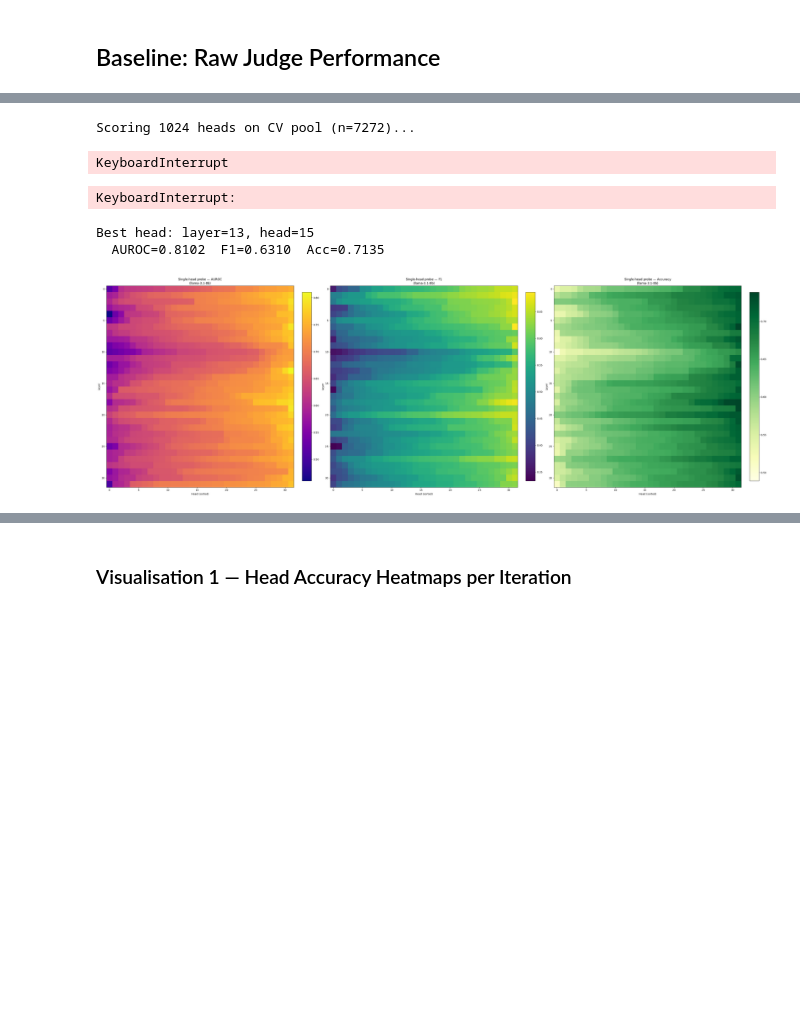
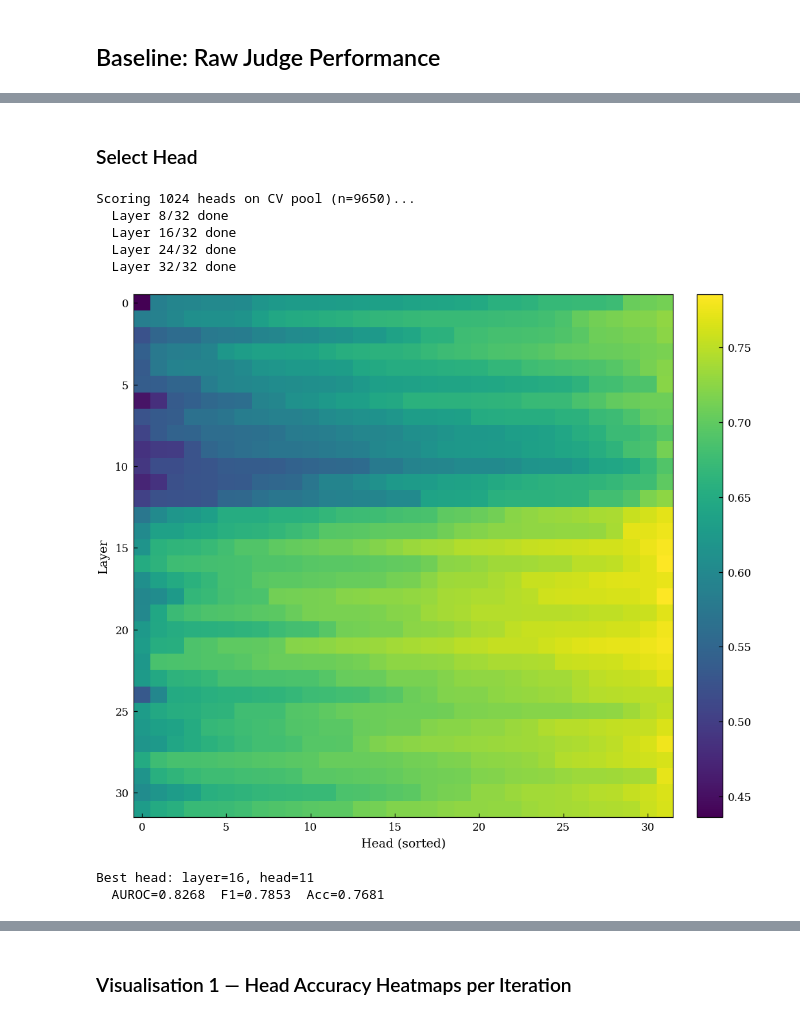
Before and after one commit to kevinqnb/scholarlm, a Jupyter notebook: analysis/probe_analysis.ipynb, the cells around one changed output, grey strips where cells are left out. Cells and saved outputs as stored; diff of their text form; code cells hidden in the pictures; blank space fills up the shorter version.

Commit message:
Organization of probe + extraction aanalysis, and cleaning up the batch judge prompt.

```diff
--- a/analysis/probe_analysis.ipynb
+++ b/analysis/probe_analysis.ipynb
@@ -64,8 +109,17 @@ Warning: PyTorch and/or nnterp not available; JudgementLM will not use GPU accel
 # %%
+DATASET          = 'pond'
+EXTRACTION_MODEL = 'gemma-3-27b'
+EXTRACTION_DATE  = '2026_04_19'
+JUDGE_MODEL      = 'llama-3.1-8b'
+JUDGE_DATE       = '2026_04_22'
+TOP_K            = 5   # number of greedy iterations
+N_FOLDS          = 5
+
 activations = load_activations(DATASET, EXTRACTION_MODEL, EXTRACTION_DATE, JUDGE_MODEL, JUDGE_DATE)
 layer_outputs = load_layer_outputs(DATASET, EXTRACTION_MODEL, EXTRACTION_DATE, JUDGE_MODEL, JUDGE_DATE)
 judgements  = load_combined_judgements(DATASET, EXTRACTION_MODEL, EXTRACTION_DATE)
 judged_df   = pd.DataFrame(judgements)
+measurement_ids = judged_df['measurement_id']
 
 config          = load_dataset_config(DATASET)
 records         = load_extraction(DATASET, EXTRACTION_MODEL, EXTRACTION_DATE)
@@ -332,5 +380,19 @@ def cv_score(X, y, kfold_cv):
+# %% [markdown]
+### Select Head
 # %%
 print(f'Scoring {n_layers * n_heads} heads on CV pool (n={len(cv_idx)})...')
+
+attention_probe = Pipeline([
+    ('scaler', StandardScaler()),
+    ('clf', LogisticRegression(
+        C=1.0,
+        class_weight='balanced',
+        solver='lbfgs',
+        max_iter=1000,
+        random_state=42,
+    ))
+])
+
 head_scores_acc   = np.zeros((n_layers, n_heads))
 head_scores_auroc = np.zeros((n_layers, n_heads))
 head_scores_f1    = np.zeros((n_layers, n_heads))
@@ -345,7 +407,7 @@ for l in range(n_layers):
         (mean_acc,   fold_accs,
          mean_auroc, fold_aurocs,
          mean_f1,    fold_f1s,
-         oof_probs) = cv_score(X_cv, labels_cv, kfold_cv)
+         oof_probs) = cv_score(attention_probe, X_cv, labels_cv, kfold_cv)
 
         head_scores_acc[l, h]    = mean_acc
         head_scores_auroc[l, h]  = mean_auroc
@@ -357,35 +419,30 @@ for l in range(n_layers):
     if (l + 1) % 8 == 0:
         print(f'  Layer {l + 1}/{n_layers} done')
 # %% [output]
-Scoring 1024 heads on CV pool (n=7272)...
+Scoring 1024 heads on CV pool (n=9650)...
+  Layer 8/32 done
+  Layer 16/32 done
+  Layer 24/32 done
+  Layer 32/32 done
-KeyboardInterrupt
-KeyboardInterrupt:
-# %%
-# Select best head
-head_scores = head_scores_auroc
-best_l, best_h = np.unravel_index(head_scores.argmax(), head_scores.shape)
-print(f'Best head: layer={best_l}, head={best_h}')
-print(f'  AUROC={head_scores_auroc[best_l, best_h]:.4f}  '
-      f'F1={head_scores_f1[best_l, best_h]:.4f}  '
-      f'Acc={head_scores_acc[best_l, best_h]:.4f}')
-# %% [output]
-Best head: layer=13, head=15
-  AUROC=0.8102  F1=0.6310  Acc=0.7135
 # %%
-fig, axes = plt.subplots(1, 3, figsize=(max(18, n_heads * 1.15), max(4, n_layers * 0.38)))
-
-for ax, score_mat, title, cmap in [
-    (axes[0], head_scores_auroc, 'AUROC',    'plasma'),
-    (axes[1], head_scores_f1,    'F1',       'viridis'),
-    (axes[2], head_scores_acc,   'Accuracy', 'YlGn'),
-]:
-    im = ax.imshow(np.sort(score_mat, axis=1), cmap=cmap, aspect='auto')
-    ax.set_xlabel('Head (sorted)')
-    ax.set_ylabel('Layer')
-    ax.set_title(f'Single-head probe — {title}\n({JUDGE_MODEL})')
-    fig.colorbar(im, ax=ax, fraction=0.046, pad=0.04)
+score_mat = head_scores_f1
+fig, ax = plt.subplots(1, 1, figsize=(7,6))
+im = ax.imshow(np.sort(score_mat, axis=1), cmap='viridis', aspect='auto')
+ax.set_xlabel('Head (sorted)')
+ax.set_ylabel('Layer')
+fig.colorbar(im, ax=ax, fraction=0.046, pad=0.04)
 
 fig.tight_layout()
-#fig.savefig(FIGURES_DIR / 'probe_single_head_heatmaps.pdf', bbox_inches='tight')
+fig.savefig(FIGURES_DIR + f'probe_single_heatmap_{DATASET}_e-{EXTRACTION_MODEL}_j-{JUDGE_MODEL}.pdf', bbox_inches='tight')
 # %% [output]
-[figure, old version]
+[figure, new version]
+# %%
+# Select best head
+best_l, best_h = np.unravel_index(score_mat.argmax(), score_mat.shape)
+print(f'Best head: layer={best_l}, head={best_h}')
+print(f'  AUROC={head_scores_auroc[best_l, best_h]:.4f}  '
+      f'F1={head_scores_f1[best_l, best_h]:.4f}  '
+      f'Acc={head_scores_acc[best_l, best_h]:.4f}')
+# %% [output]
+Best head: layer=16, head=11
+  AUROC=0.8268  F1=0.7853  Acc=0.7681
```
Also changed, not shown: parts of 42 cells of this notebook, 10 other files.
